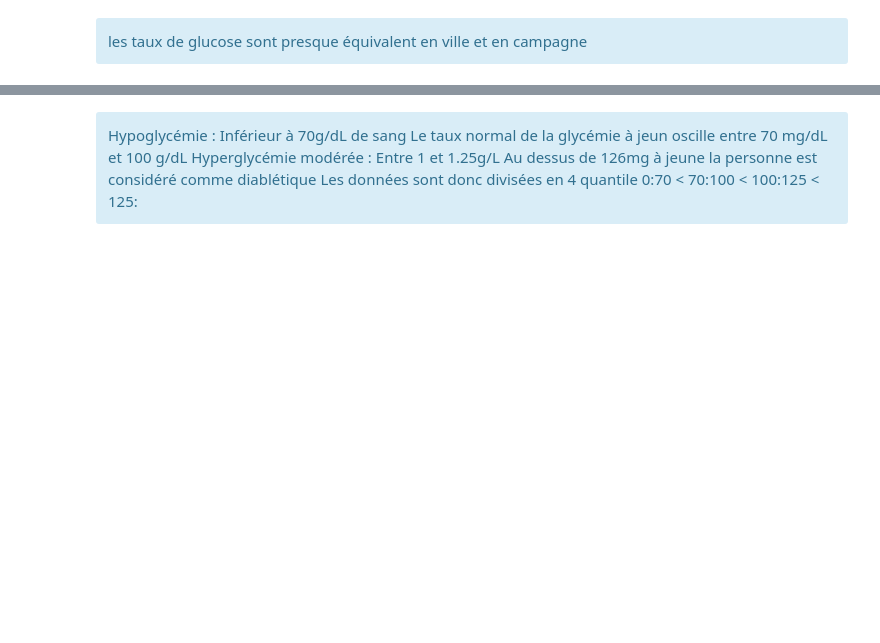
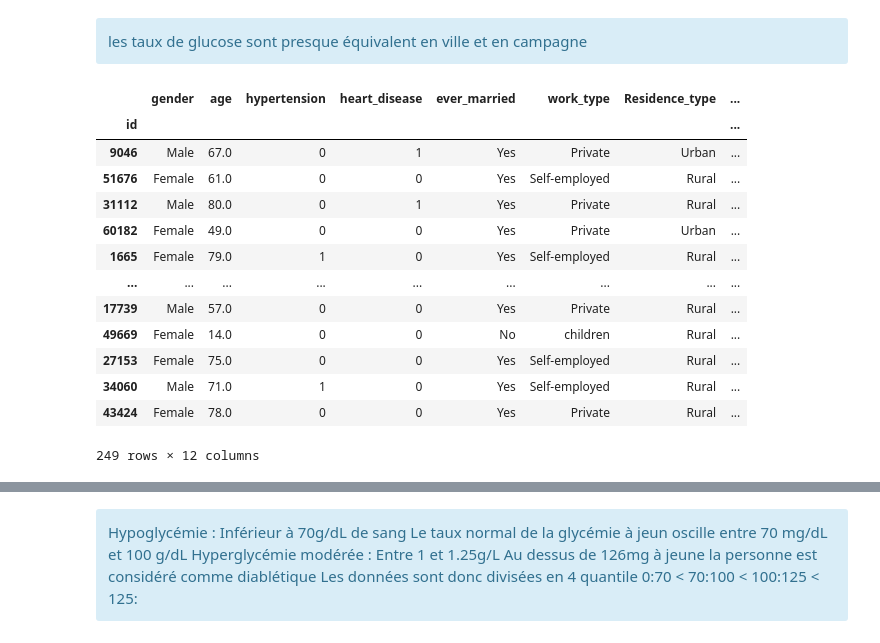
Before and after one commit to yannoushka74/Strokes_prediction_-BERTHET_NOURAUD_TRIEU, a Jupyter notebook: strokes_cleaning.ipynb, the cells around one changed output, grey strips where cells are left out. Drawn from its saved outputs; the diff is of its cells as text; code cells hidden in the pictures; blank space fills up the shorter version.

```diff
--- a/strokes_cleaning.ipynb
+++ b/strokes_cleaning.ipynb
@@ -236,6 +432,23 @@ les taux de glucose sont presque équivalent en ville et en campagne
 </div>
 # %%
 df_avg_gluc_c = df_new.copy()
+df_avg_gluc_c =df_avg_gluc_c[df_avg_gluc_c['stroke']==1]
 df_avg_gluc_c['avg_glucose_level_classes'] = pd.cut(df_new['avg_glucose_level'], bins=[0,70,100,125,np.inf],labels=['Hypoglycémie','Taux normal','Hyperglycémie modérée','Diablétique'])
 
 df_avg_gluc_c['avg_glucose_level_classes']
+df_avg_gluc_c
+# %% [output]
+|  | gender | age | hypertension | heart_disease | ever_married | work_type | Residence_type | ... |
+| id |  |  |  |  |  |  |  | ... |
+| 9046 | Male | 67.0 | 0 | 1 | Yes | Private | Urban | ... |
+| 51676 | Female | 61.0 | 0 | 0 | Yes | Self-employed | Rural | ... |
+| 31112 | Male | 80.0 | 0 | 1 | Yes | Private | Rural | ... |
+| 60182 | Female | 49.0 | 0 | 0 | Yes | Private | Urban | ... |
+| 1665 | Female | 79.0 | 1 | 0 | Yes | Self-employed | Rural | ... |
+| ... | ... | ... | ... | ... | ... | ... | ... | ... |
+| 17739 | Male | 57.0 | 0 | 0 | Yes | Private | Rural | ... |
+| 49669 | Female | 14.0 | 0 | 0 | No | children | Rural | ... |
+| 27153 | Female | 75.0 | 0 | 0 | Yes | Self-employed | Rural | ... |
+| 34060 | Male | 71.0 | 1 | 0 | Yes | Self-employed | Rural | ... |
+| 43424 | Female | 78.0 | 0 | 0 | Yes | Private | Rural | ... |
+249 rows × 12 columns
```
Also changed, not shown: parts of 34 cells of this notebook.
